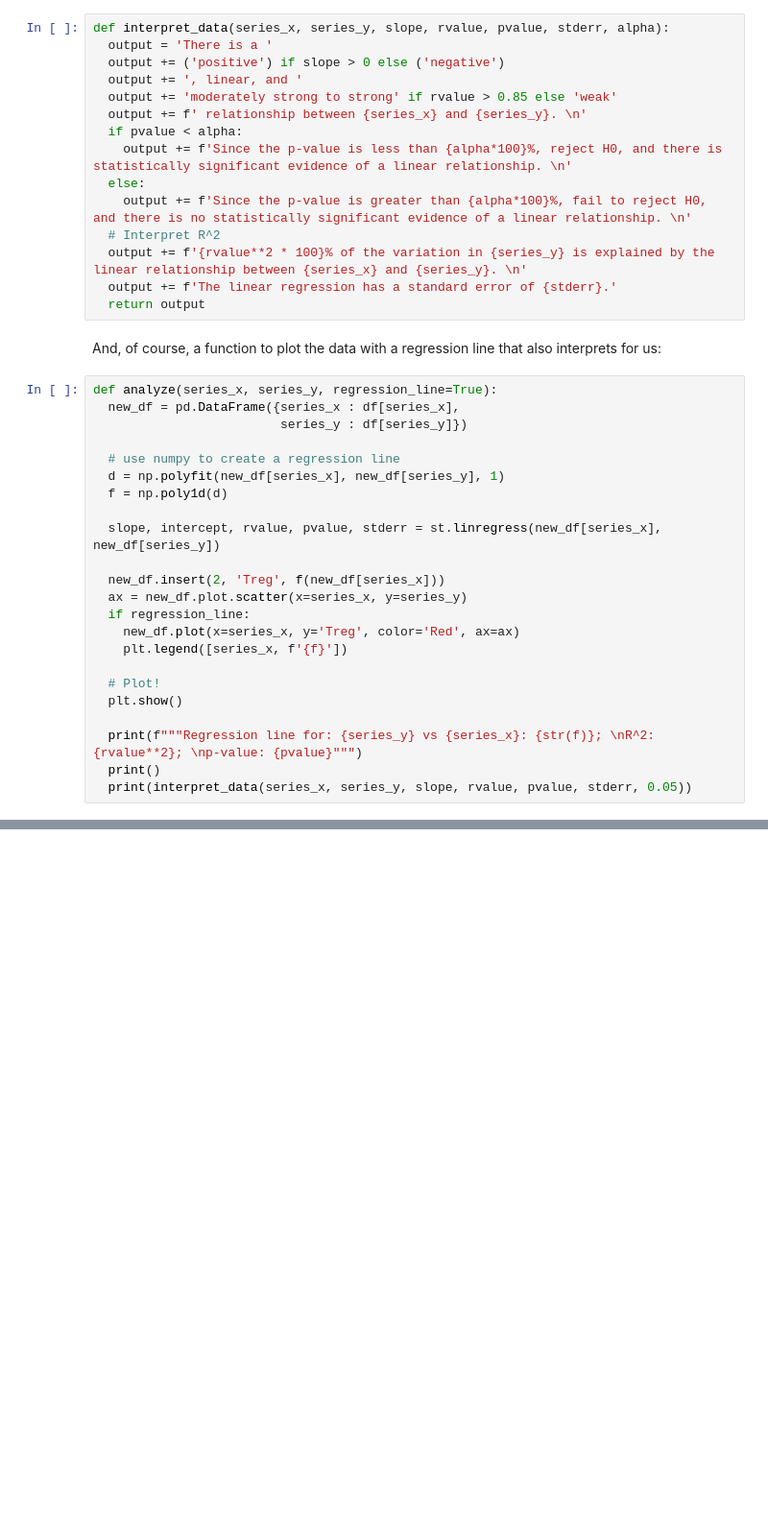
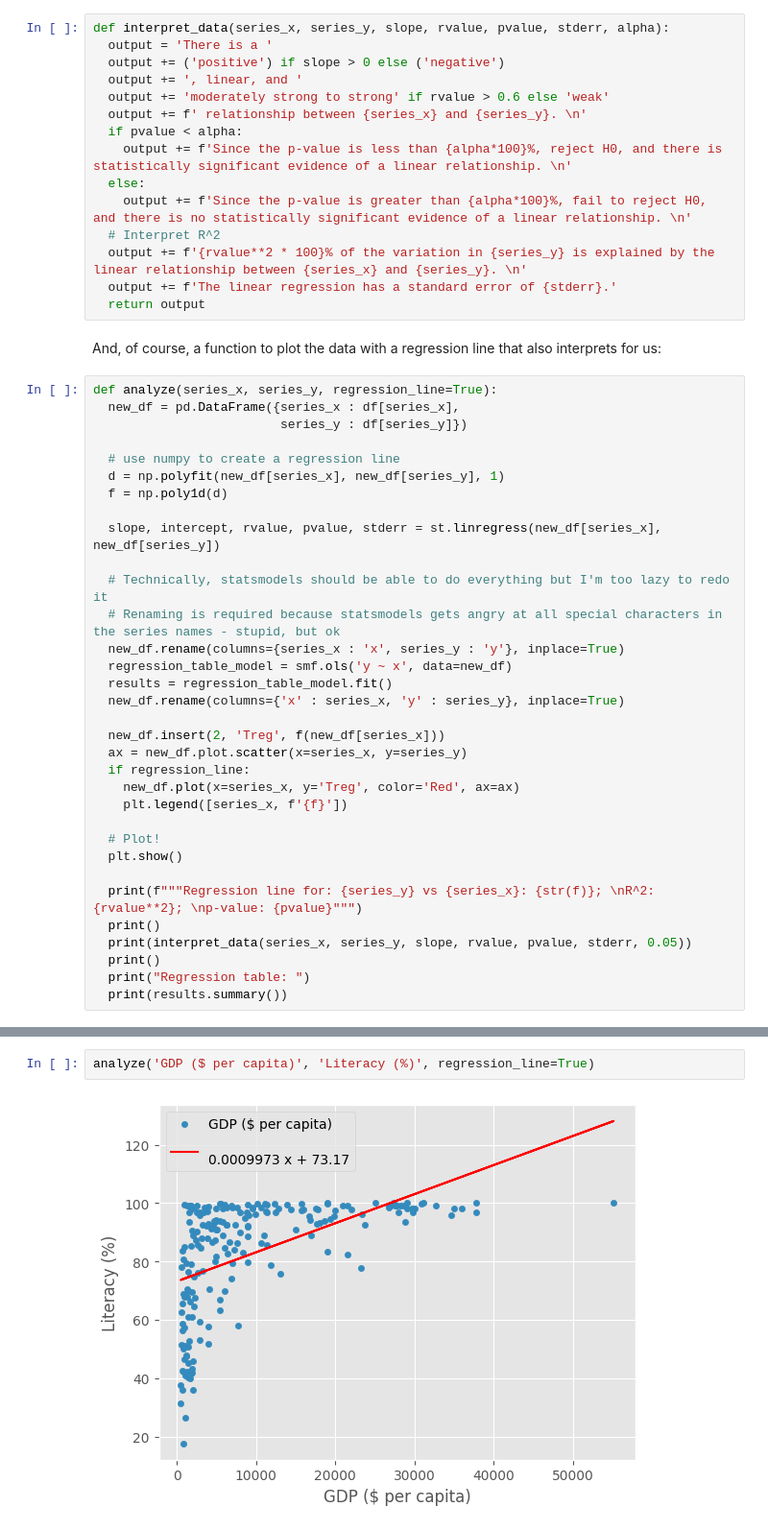
Before and after one commit to seanboe/stats_conetries, a Jupyter notebook: project.ipynb, the cells around one changed output, grey strips where cells are left out. Shown at 96% size. Drawn from its saved outputs; the diff is of its cells as text; blank space fills up the shorter version.

```diff
--- a/project.ipynb
+++ b/project.ipynb
@@ -117,7 +117,7 @@ def interpret_data(series_x, series_y, slope, rvalue, pvalue, stderr, alpha):
   output = 'There is a '
   output += ('positive') if slope > 0 else ('negative')
   output += ', linear, and '
-  output += 'moderately strong to strong' if rvalue > 0.85 else 'weak'
+  output += 'moderately strong to strong' if rvalue > 0.6 else 'weak'
   output += f' relationship between {series_x} and {series_y}. \n'
   if pvalue < alpha:
     output += f'Since the p-value is less than {alpha*100}%, reject H0, and there is statistically significant evidence of a linear relationship. \n'
@@ -139,6 +139,13 @@ def analyze(series_x, series_y, regression_line=True):
   f = np.poly1d(d)
 
   slope, intercept, rvalue, pvalue, stderr = st.linregress(new_df[series_x], new_df[series_y])
+
+  # Technically, statsmodels should be able to do everything but I'm too lazy to redo it
+  # Renaming is required because statsmodels gets angry at all special characters in the series names - stupid, but ok
+  new_df.rename(columns={series_x : 'x', series_y : 'y'}, inplace=True)
+  regression_table_model = smf.ols('y ~ x', data=new_df)
+  results = regression_table_model.fit()
+  new_df.rename(columns={'x' : series_x, 'y' : series_y}, inplace=True)
 
   new_df.insert(2, 'Treg', f(new_df[series_x]))
   ax = new_df.plot.scatter(x=series_x, y=series_y)
@@ -152,6 +159,9 @@ def analyze(series_x, series_y, regression_line=True):
   print(f"""Regression line for: {series_y} vs {series_x}: {str(f)}; \nR^2: {rvalue**2}; \np-value: {pvalue}""")
   print()
   print(interpret_data(series_x, series_y, slope, rvalue, pvalue, stderr, 0.05))
+  print()
+  print("Regression table: ")
+  print(results.summary())
 # %%
 analyze('GDP ($ per capita)', 'Pop. Density (per sq. mi.)', regression_line=True)
 # %% [output]
@@ -182,0 +241,4 @@ The linear regression has a standard error of 0.0001968679700228374.
+# %%
+analyze('GDP ($ per capita)', 'Literacy (%)', regression_line=True)
+# %% [output]
+[figure, added]
```
Also changed, not shown: parts of 15 cells of this notebook, 2 other files.
